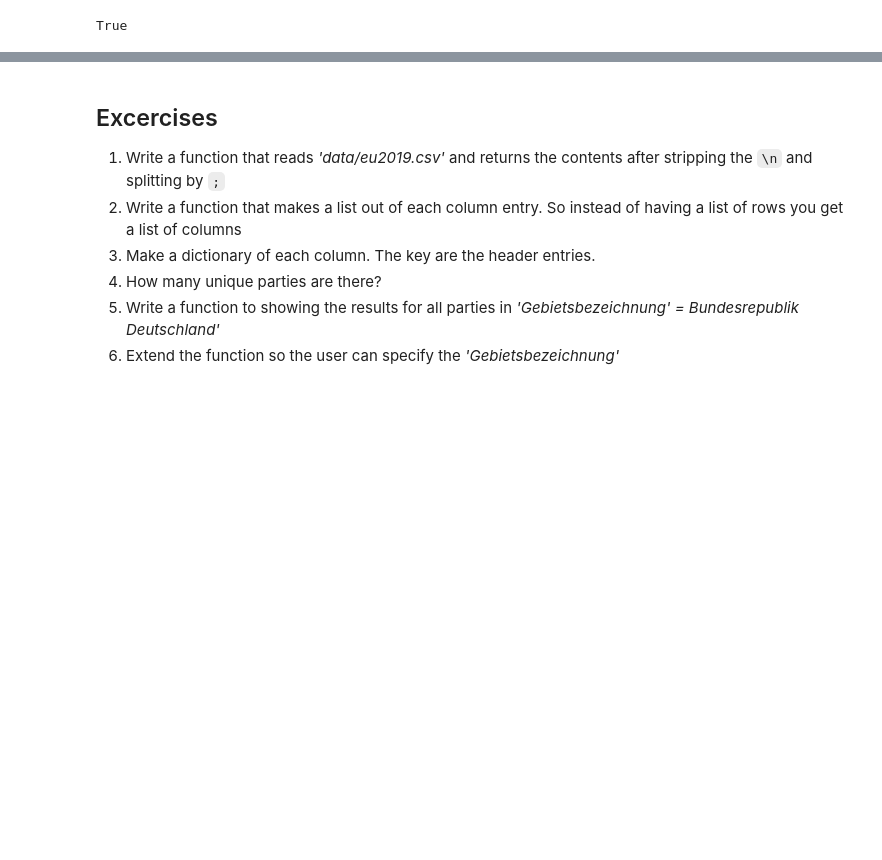
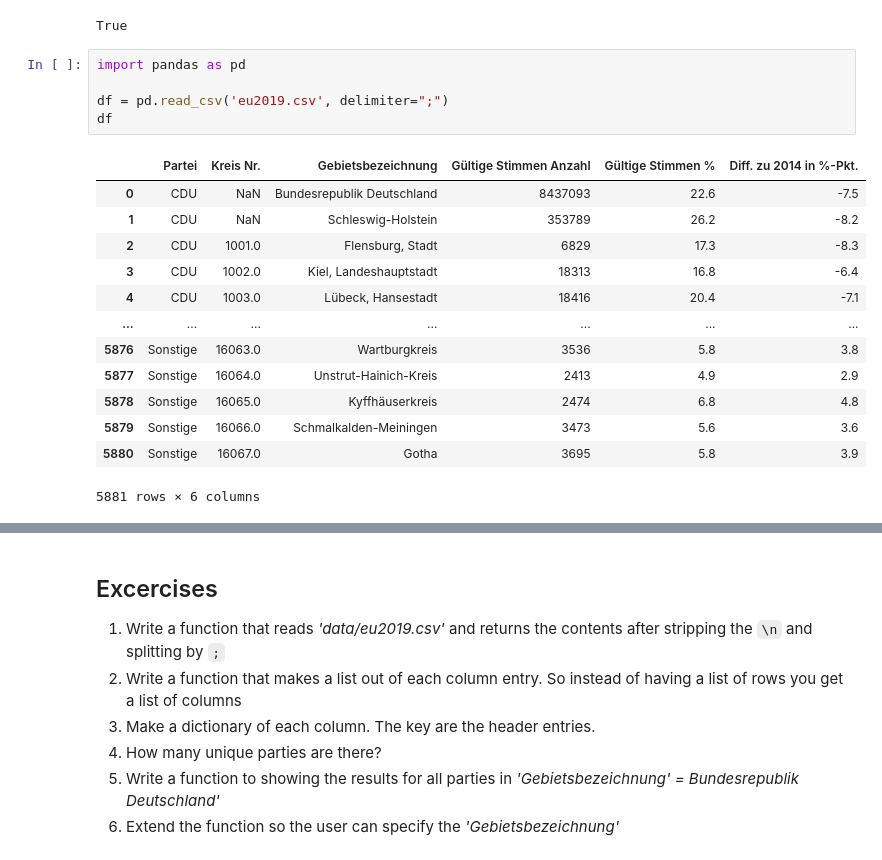
Before and after one commit to mago1-ex/python_beginners, a Jupyter notebook: Tag1/02_overview_and_exercises.ipynb, the cells around one changed output, grey strips where cells are left out. Cells and saved outputs as stored; diff of their text form; blank space fills up the shorter version.

```diff
--- a/Tag1/02_overview_and_exercises.ipynb
+++ b/Tag1/02_overview_and_exercises.ipynb
@@ -1162,3 +1811,22 @@ data[1].strip("\n").split(";")[2]
 data[1].strip("\n").split(";")[2] == 'Bundesrepublik Deutschland'
 # %% [output]
 True
+# %%
+import pandas as pd
+
+df = pd.read_csv('eu2019.csv', delimiter=";")
+df
+# %% [output]
+|  | Partei | Kreis Nr. | Gebietsbezeichnung | Gültige Stimmen Anzahl | Gültige Stimmen % | Diff. zu 2014 in %-Pkt. |
+| 0 | CDU | NaN | Bundesrepublik Deutschland | 8437093 | 22.6 | -7.5 |
+| 1 | CDU | NaN | Schleswig-Holstein | 353789 | 26.2 | -8.2 |
+| 2 | CDU | 1001.0 | Flensburg, Stadt | 6829 | 17.3 | -8.3 |
+| 3 | CDU | 1002.0 | Kiel, Landeshauptstadt | 18313 | 16.8 | -6.4 |
+| 4 | CDU | 1003.0 | Lübeck, Hansestadt | 18416 | 20.4 | -7.1 |
+| ... | ... | ... | ... | ... | ... | ... |
+| 5876 | Sonstige | 16063.0 | Wartburgkreis | 3536 | 5.8 | 3.8 |
+| 5877 | Sonstige | 16064.0 | Unstrut-Hainich-Kreis | 2413 | 4.9 | 2.9 |
+| 5878 | Sonstige | 16065.0 | Kyffhäuserkreis | 2474 | 6.8 | 4.8 |
+| 5879 | Sonstige | 16066.0 | Schmalkalden-Meiningen | 3473 | 5.6 | 3.6 |
+| 5880 | Sonstige | 16067.0 | Gotha | 3695 | 5.8 | 3.9 |
+5881 rows × 6 columns
```
Also changed, not shown: parts of 138 cells of this notebook, 14 other files.
